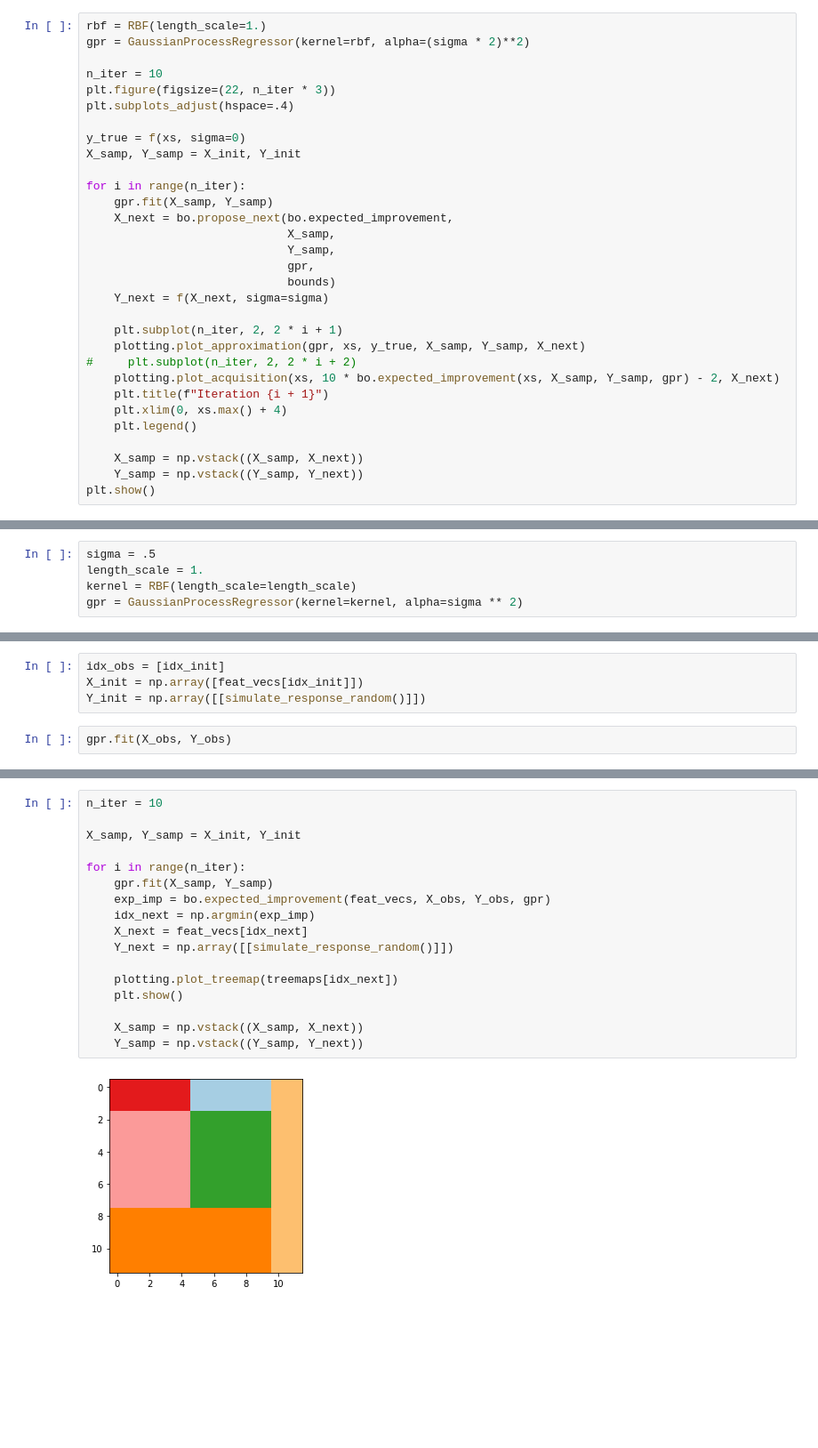
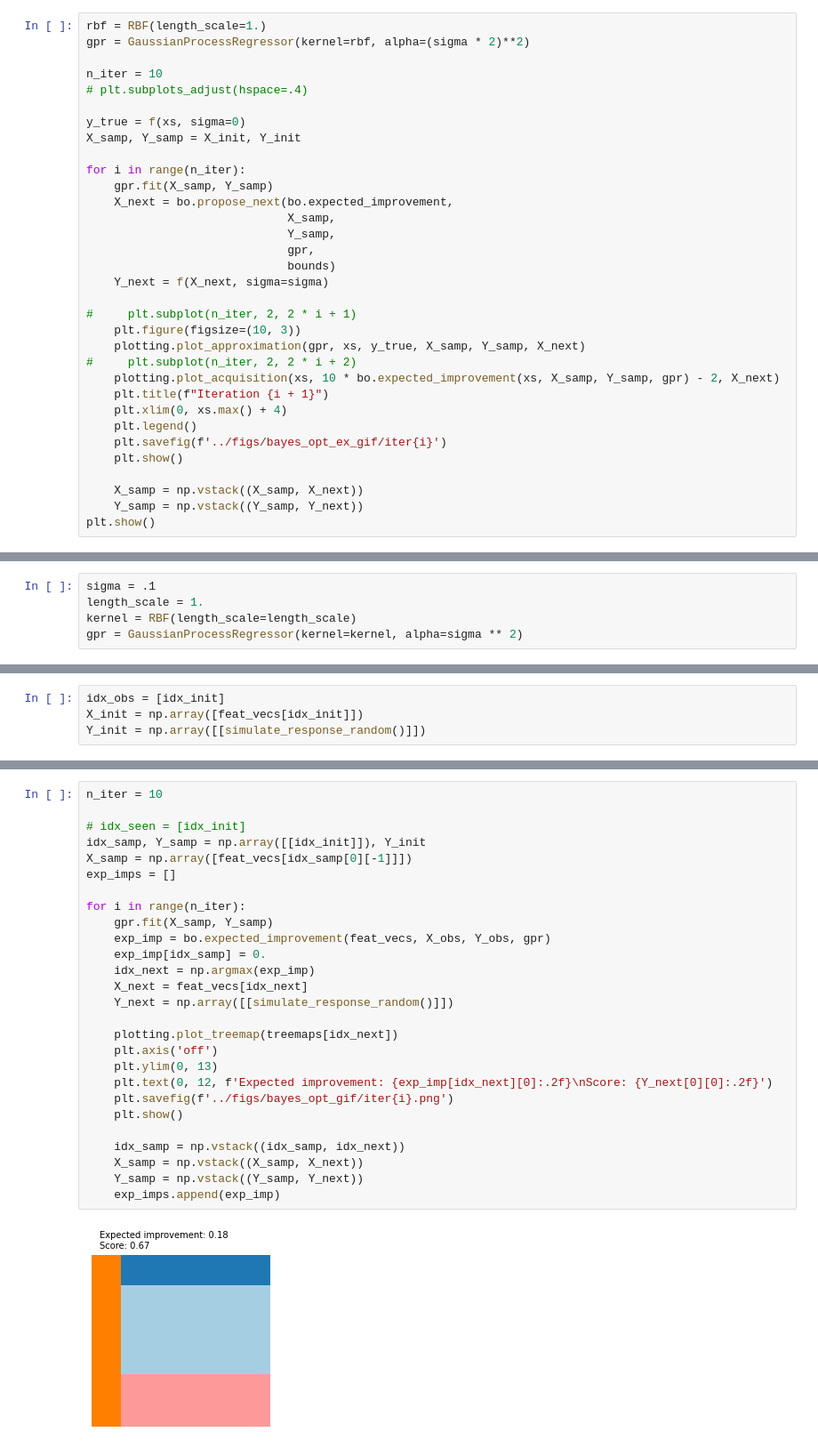
Before and after one commit to benlevyx/interpretable-ml, a Jupyter notebook: notebooks/bayes_opt.ipynb, the cells around one changed output, grey strips where cells are left out. Shown at 89% size. Cells and saved outputs as stored; diff of their text form; blank space fills up the shorter version.

```diff
--- a/notebooks/bayes_opt.ipynb
+++ b/notebooks/bayes_opt.ipynb
@@ -56,8 +56,7 @@ rbf = RBF(length_scale=1.)
 gpr = GaussianProcessRegressor(kernel=rbf, alpha=(sigma * 2)**2)
 
 n_iter = 10
-plt.figure(figsize=(22, n_iter * 3))
-plt.subplots_adjust(hspace=.4)
+# plt.subplots_adjust(hspace=.4)
 
 y_true = f(xs, sigma=0)
 X_samp, Y_samp = X_init, Y_init
@@ -71,13 +70,16 @@ for i in range(n_iter):
                              bounds)
     Y_next = f(X_next, sigma=sigma)
 
-    plt.subplot(n_iter, 2, 2 * i + 1)
+#     plt.subplot(n_iter, 2, 2 * i + 1)
+    plt.figure(figsize=(10, 3))
     plotting.plot_approximation(gpr, xs, y_true, X_samp, Y_samp, X_next)
 #     plt.subplot(n_iter, 2, 2 * i + 2)
     plotting.plot_acquisition(xs, 10 * bo.expected_improvement(xs, X_samp, Y_samp, gpr) - 2, X_next)
     plt.title(f"Iteration {i + 1}")
     plt.xlim(0, xs.max() + 4)
     plt.legend()
+    plt.savefig(f'../figs/bayes_opt_ex_gif/iter{i}')
+    plt.show()
 
     X_samp = np.vstack((X_samp, X_next))
     Y_samp = np.vstack((Y_samp, Y_next))
@@ -200,7 +211,7 @@ print(idx_init)
 # %% [output]
 15
 # %%
-sigma = .5
+sigma = .1
 length_scale = 1.
 kernel = RBF(length_scale=length_scale)
 gpr = GaussianProcessRegressor(kernel=kernel, alpha=sigma ** 2)
@@ -216,5 +227,3 @@ def simulate_response_random(*args, **kwargs):
 idx_obs = [idx_init]
 X_init = np.array([feat_vecs[idx_init]])
 Y_init = np.array([[simulate_response_random()]])
-# %%
-gpr.fit(X_obs, Y_obs)
@@ -230,19 +230,29 @@ array([[1.]])
 # %%
 n_iter = 10
 
-X_samp, Y_samp = X_init, Y_init
+# idx_seen = [idx_init]
+idx_samp, Y_samp = np.array([[idx_init]]), Y_init
+X_samp = np.array([feat_vecs[idx_samp[0][-1]]])
+exp_imps = []
 
 for i in range(n_iter):
     gpr.fit(X_samp, Y_samp)
     exp_imp = bo.expected_improvement(feat_vecs, X_obs, Y_obs, gpr)
-    idx_next = np.argmin(exp_imp)
+    exp_imp[idx_samp] = 0.
+    idx_next = np.argmax(exp_imp)
     X_next = feat_vecs[idx_next]
     Y_next = np.array([[simulate_response_random()]])
 
     plotting.plot_treemap(treemaps[idx_next])
+    plt.axis('off')
+    plt.ylim(0, 13)
+    plt.text(0, 12, f'Expected improvement: {exp_imp[idx_next][0]:.2f}\nScore: {Y_next[0][0]:.2f}')
+    plt.savefig(f'../figs/bayes_opt_gif/iter{i}.png')
     plt.show()
 
+    idx_samp = np.vstack((idx_samp, idx_next))
     X_samp = np.vstack((X_samp, X_next))
     Y_samp = np.vstack((Y_samp, Y_next))
+    exp_imps.append(exp_imp)
 # %% [output]
-[figure, old version]
+[figure, new version]
```
Also changed, not shown: parts of 10 cells of this notebook, 4 other files.
